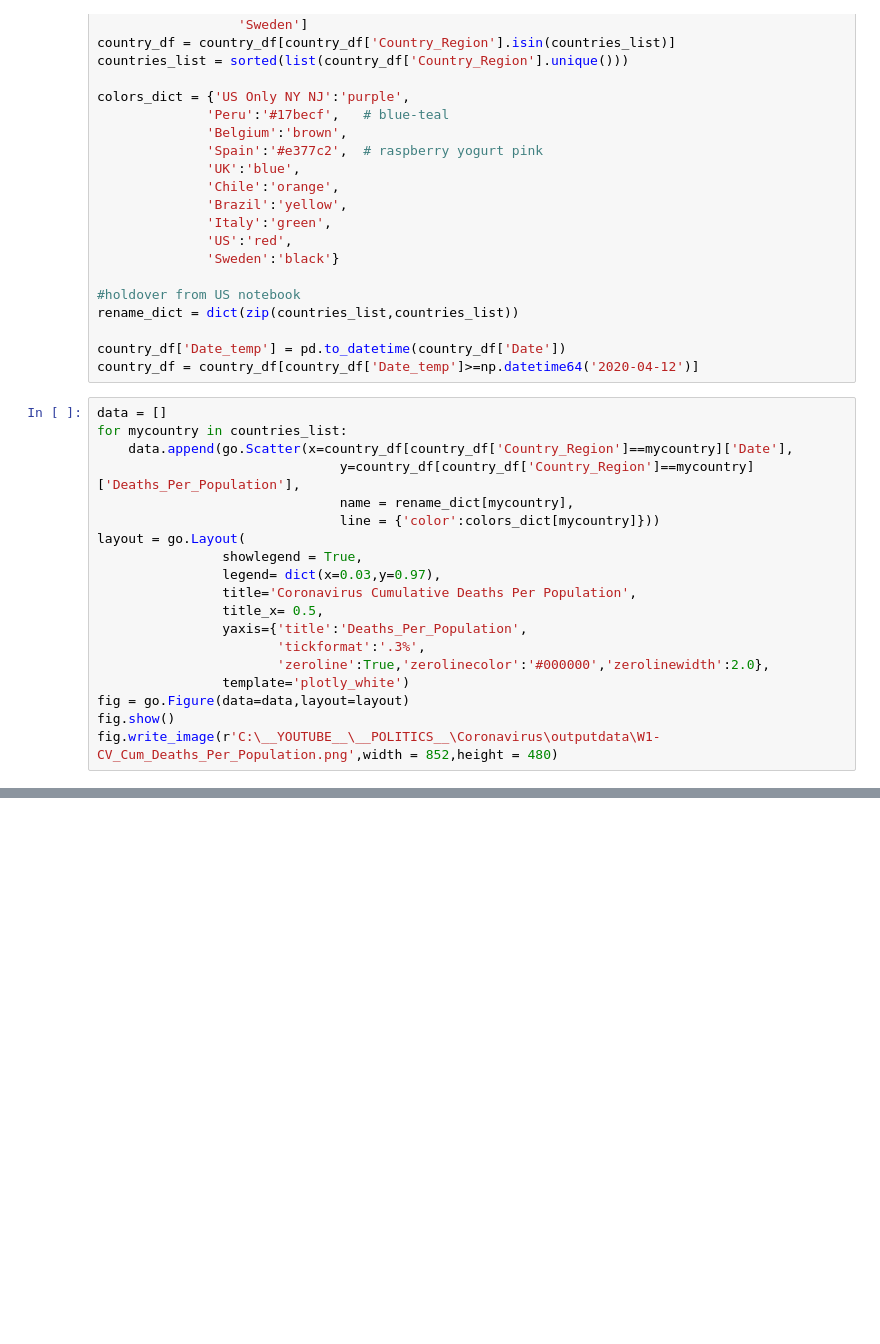
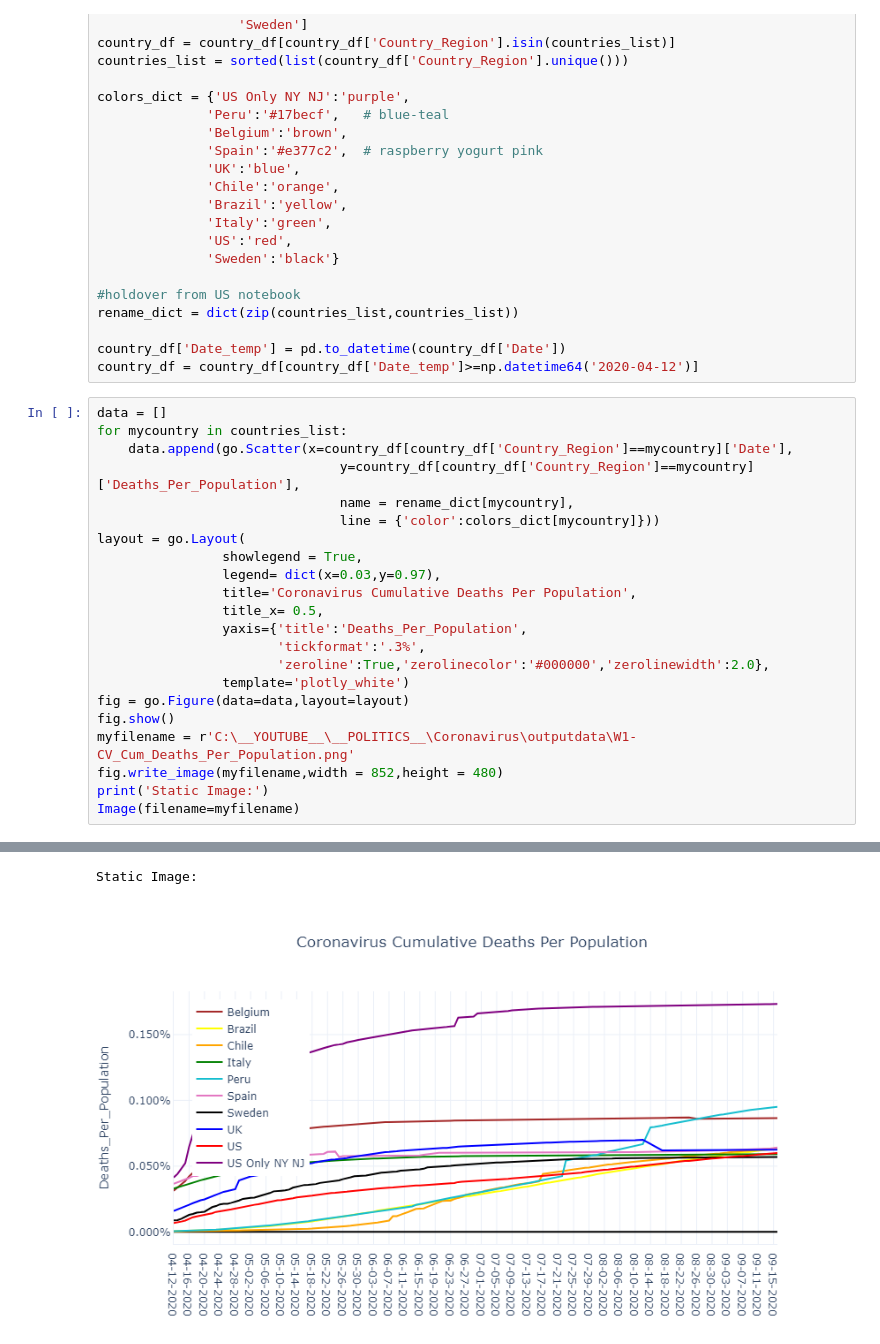
Before and after one commit to Renaissanc3Man/Coronavirus, a Jupyter notebook: Coronavirus - World.ipynb, the cells around one changed output, grey strips where cells are left out. Cells and saved outputs as stored; diff of their text form; blank space fills up the shorter version.

```diff
--- a/Coronavirus - World.ipynb
+++ b/Coronavirus - World.ipynb
@@ -92,24 +99,29 @@ country_df = country_df[country_df['Date_temp']>=np.datetime64('2020-04-12')]
 # %%
 data = []
 for mycountry in countries_list:
     data.append(go.Scatter(x=country_df[country_df['Country_Region']==mycountry]['Date'],
                                y=country_df[country_df['Country_Region']==mycountry]['Deaths_Per_Population'],
                                name = rename_dict[mycountry],
                                line = {'color':colors_dict[mycountry]}))
 layout = go.Layout(
                 showlegend = True,
                 legend= dict(x=0.03,y=0.97),
                 title='Coronavirus Cumulative Deaths Per Population',
                 title_x= 0.5,
                 yaxis={'title':'Deaths_Per_Population',
                        'tickformat':'.3%',
                        'zeroline':True,'zerolinecolor':'#000000','zerolinewidth':2.0},
                 template='plotly_white')
 fig = go.Figure(data=data,layout=layout)
 fig.show()
-fig.write_image(r'C:\__YOUTUBE__\__POLITICS__\Coronavirus\outputdata\W1-CV_Cum_Deaths_Per_Population.png',width = 852,height = 480)
+myfilename = r'C:\__YOUTUBE__\__POLITICS__\Coronavirus\outputdata\W1-CV_Cum_Deaths_Per_Population.png'
+fig.write_image(myfilename,width = 852,height = 480)
+print('Static Image:')
+Image(filename=myfilename)
 # %% [output]
 [interactive output not drawn]
+Static Image:
+[figure, added]
 # %%
 fig = make_subplots(specs=[[{'secondary_y':True}]])
 for mycountry in countries_list:
```
Also changed, not shown: parts of 11 cells of this notebook, 1 other file.
